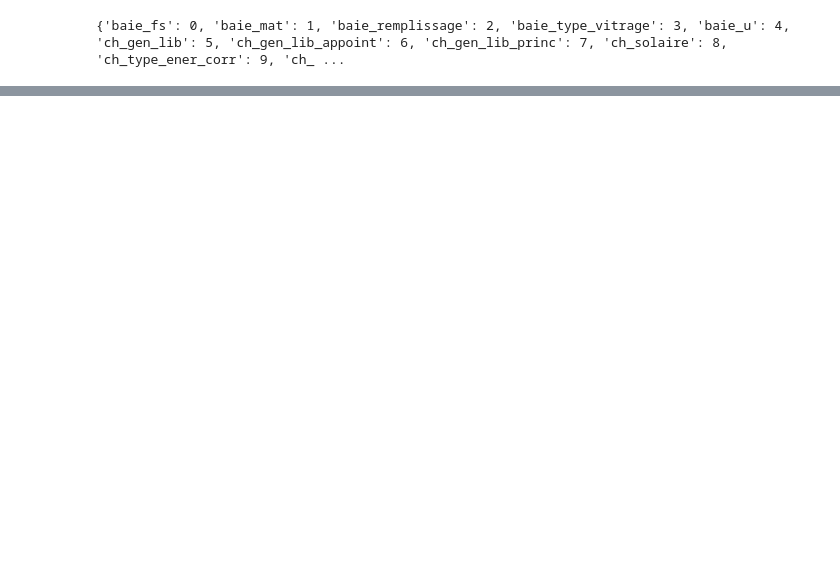
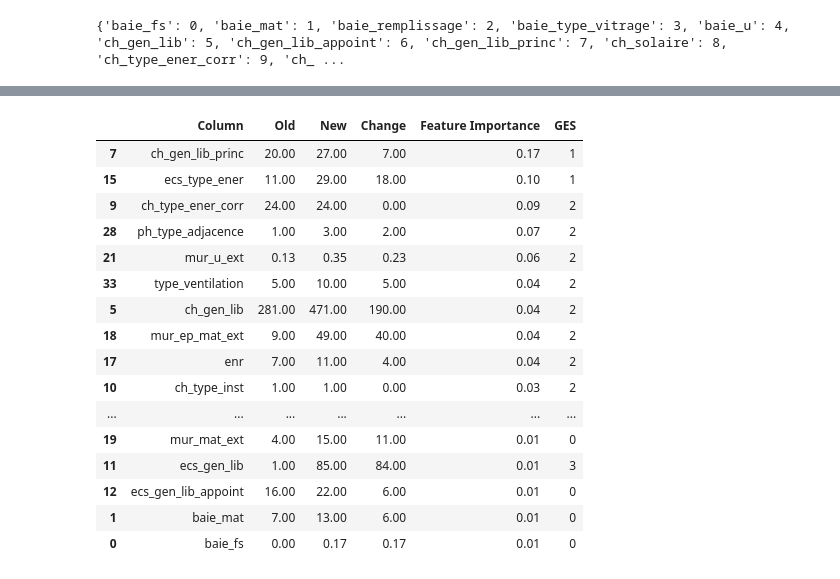
Before and after one commit to OrdinaryDev83/cas-reno-aleia, a Jupyter notebook: Energy.ipynb, the cells around one changed output, grey strips where cells are left out. Drawn from its saved outputs; the diff is of its cells as text; code cells hidden in the pictures; blank space fills up the shorter version.

Commit message:
feat(): optuna applied to ges

```diff
--- a/Energy.ipynb
+++ b/Energy.ipynb
@@ -590,0 +650,66 @@ New DPE 4
+# %%
+# Assuming best_params is obtained from your Optuna study and df_encoded is your DataFrame
+best_params = study.best_params
+
+modified_tensor = original_tensor.copy()
+change_tensor = np.zeros_like(modified_tensor)
+
+# Apply modifications based on the trial suggestions
+for idx in modifiable_indices:
+    col_name = df_encoded.columns[idx]
+    col_type = df_encoded[col_name].dtype
+
+    sf = best_params[f'param_{idx}']
+    modified_tensor[idx] += sf
+    change_tensor[idx] = sf
+
+# Create a DataFrame from the lists
+results_df = pd.DataFrame(index=modifiable_indices, data={
+    'Column': modifiable_features,
+    'Old': original_tensor[modifiable_indices],
+    'New': modified_tensor[modifiable_indices],
+    'Change': change_tensor[modifiable_indices],
+    'Feature Importance': model_ges.feature_importances_[modifiable_indices]
+})
+
+def custom_round(x):
+    if isinstance(x, (int, float)):
+        if x == int(x):
+            return int(x)
+        else:
+            return round(x, 2)
+    return x
+
+df_encoded_2 = df_encoded.copy()
+
+# Now, to reverse it:
+for column, encoder in label_encoders:
+    df_encoded_2[column] = encoder.inverse_transform(df_encoded[column])
+
+# Apply the custom round function to each element of the DataFrame
+rounded_df = results_df.applymap(custom_round)
+
+# Previous GES
+print("Previous GES", y_train_ges["classe_estim_ges"].iloc[0])
+
+# New GES
+print("New GES", model_ges.predict([modified_tensor])[0])
+
+# sort by feature importance
+rounded_df = rounded_df.sort_values(by='Feature Importance', ascending=False)
+
+# add a column that computes the ges for all the changes added until that row
+ges = []
+for i in range(0, len(rounded_df)):
+    five_most_important_features = rounded_df.head(i)
+    new_tensor = original_tensor.copy()
+    for idx, row in five_most_important_features.iterrows():
+        new_tensor[idx] = row['New']
+
+    pred = model_ges.predict([new_tensor])[0]
+    ges.append(pred)
+
+rounded_df['GES'] = ges
+
+rounded_df
+# %% [output]
@@ -590,0 +718,17 @@ New DPE 4
+|  | Column | Old | New | Change | Feature Importance | GES |
+| 7 | ch_gen_lib_princ | 20.00 | 27.00 | 7.00 | 0.17 | 1 |
+| 15 | ecs_type_ener | 11.00 | 29.00 | 18.00 | 0.10 | 1 |
+| 9 | ch_type_ener_corr | 24.00 | 24.00 | 0.00 | 0.09 | 2 |
+| 28 | ph_type_adjacence | 1.00 | 3.00 | 2.00 | 0.07 | 2 |
+| 21 | mur_u_ext | 0.13 | 0.35 | 0.23 | 0.06 | 2 |
+| 33 | type_ventilation | 5.00 | 10.00 | 5.00 | 0.04 | 2 |
+| 5 | ch_gen_lib | 281.00 | 471.00 | 190.00 | 0.04 | 2 |
+| 18 | mur_ep_mat_ext | 9.00 | 49.00 | 40.00 | 0.04 | 2 |
+| 17 | enr | 7.00 | 11.00 | 4.00 | 0.04 | 2 |
+| 10 | ch_type_inst | 1.00 | 1.00 | 0.00 | 0.03 | 2 |
+| ... | ... | ... | ... | ... | ... | ... |
+| 19 | mur_mat_ext | 4.00 | 15.00 | 11.00 | 0.01 | 0 |
+| 11 | ecs_gen_lib | 1.00 | 85.00 | 84.00 | 0.01 | 3 |
+| 12 | ecs_gen_lib_appoint | 16.00 | 22.00 | 6.00 | 0.01 | 0 |
+| 1 | baie_mat | 7.00 | 13.00 | 6.00 | 0.01 | 0 |
+| 0 | baie_fs | 0.00 | 0.17 | 0.17 | 0.01 | 0 |
```
Also changed, not shown: parts of 11 cells of this notebook.
